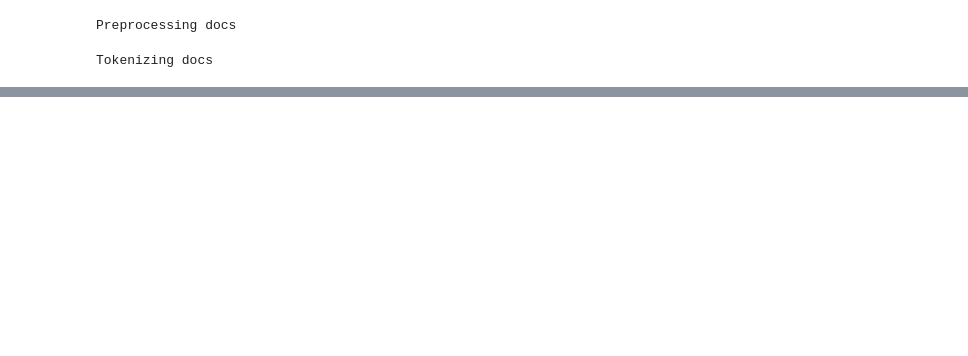
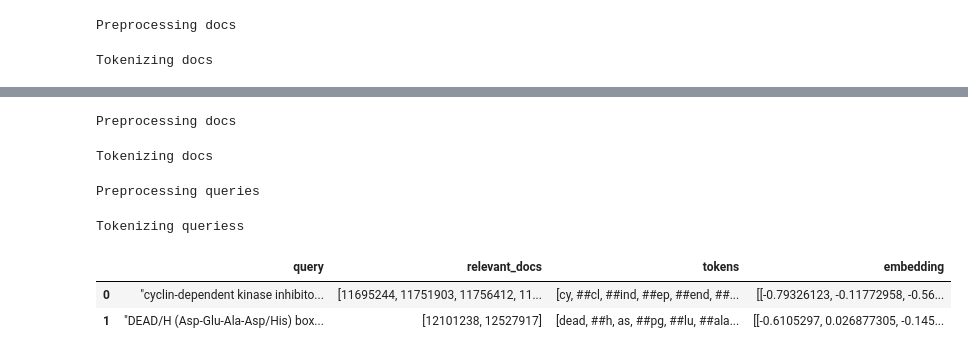
Before and after one commit to Lolya-cloud/fir-project, a Jupyter notebook: scripts/info-retrieval.ipynb, the cells around one changed output, grey strips where cells are left out. Drawn from its saved outputs; the diff is of its cells as text; code cells hidden in the pictures; blank space fills up the shorter version.

Commit message:
bert word indexing

```diff
--- a/scripts/info-retrieval.ipynb
+++ b/scripts/info-retrieval.ipynb
@@ -420,3 +420,45 @@ df_retrieved.to_csv("thisisbad.csv")
 284  11906328           0.721113          0
 
 [285 rows x 3 columns]
+# %%
+# try colbert
+selected_docs_copy = selected_docs.copy(deep=True)
+print("Preprocessing docs")
+selected_docs_copy["tokens"] = selected_docs_copy["AB"].progress_apply(preprocess_text)
+print("Tokenizing docs")
+selected_docs_copy["tokens"] = selected_docs_copy["tokens"].progress_apply(tokenize_text)
+selected_queries = queries_training.copy(deep=True)
+print("Preprocessing queries")
+selected_queries["tokens"] = selected_queries["query"].progress_apply(preprocess_text)
+print("Tokenizing queriess")
+selected_queries["tokens"] = selected_queries["tokens"].progress_apply(tokenize_text)
+
+def get_embeddings_words(tokens, window=512):
+    window = window - 2
+    embeddings = []
+    for i in range(0, len(tokens), window):
+        subset = tokens[i:i+window]
+        subset = [tokenizer.cls_token] + subset + [tokenizer.sep_token]
+        ids = tokenizer.convert_tokens_to_ids(subset)
+        masks = [1] * len(ids)
+        ids_tensor = torch.tensor([ids]).to(device)
+        mask_tensor = torch.tensor([masks]).to(device)
+
+        with torch.no_grad():
+            outputs = model(ids_tensor, attention_mask=mask_tensor)
+            token_embeddings = outputs[0].squeeze().cpu().numpy()
+            embeddings.extend(token_embeddings)
+
+    return embeddings
+
+selected_docs_copy["embeddings"] = selected_docs_copy["tokens"].progress_apply(get_embeddings_words)
+selected_queries["embedding"] = selected_queries["tokens"].progress_apply(get_embeddings_words)
+selected_queries.head(2)
+# %% [output]
+Preprocessing docs
+Tokenizing docs
+Preprocessing queries
+Tokenizing queriess
+|  | query | relevant_docs | tokens | embedding |
+| 0 | "cyclin-dependent kinase inhibito... | [11695244, 11751903, 11756412, 11... | [cy, ##cl, ##ind, ##ep, ##end, ##... | [[-0.79326123, -0.11772958, -0.56... |
+| 1 | "DEAD/H (Asp-Glu-Ala-Asp/His) box... | [12101238, 12527917] | [dead, ##h, as, ##pg, ##lu, ##ala... | [[-0.6105297, 0.026877305, -0.145... |
```
Also changed, not shown: parts of 3 cells of this notebook.
